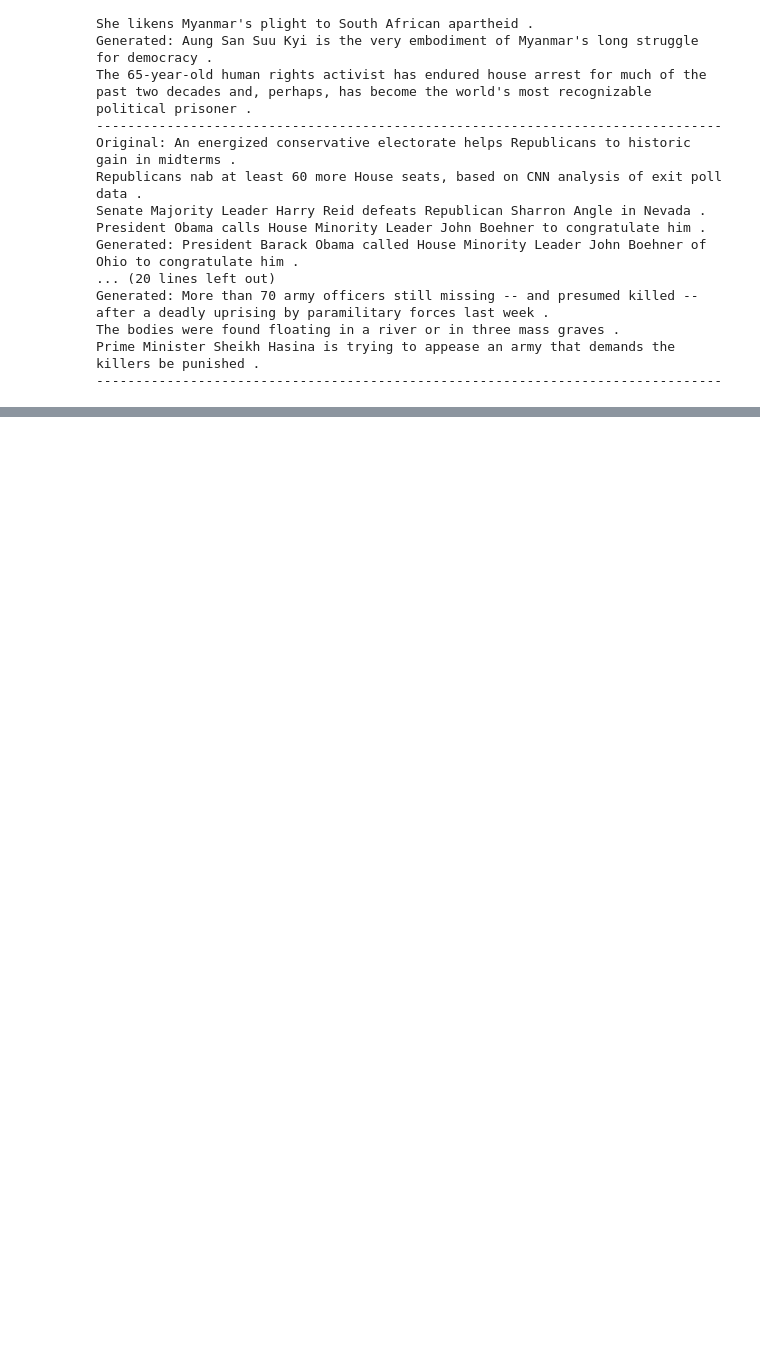
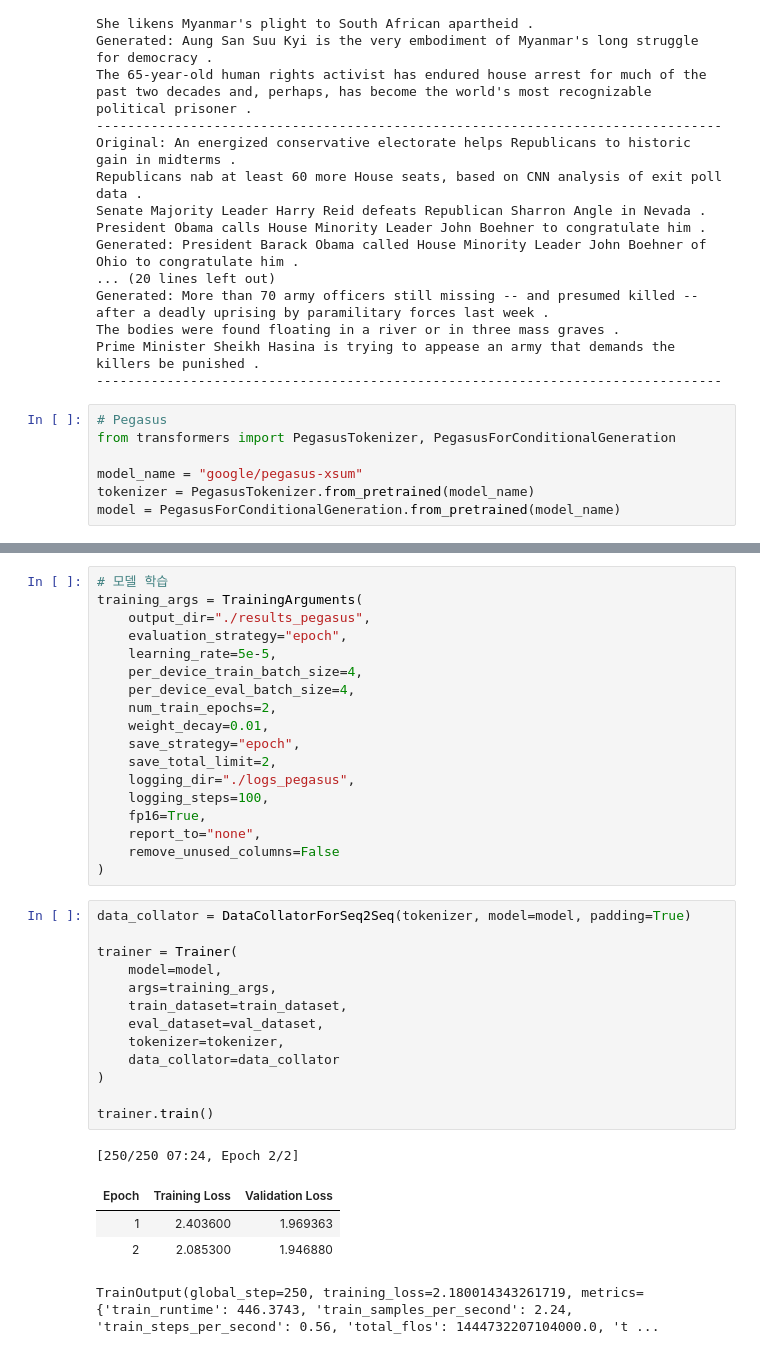
Before and after one commit to subin6985/20242R0136COSE47402, a Jupyter notebook: FinalProject/Deep_Learning_Final_Project.ipynb, the cells around one changed output, grey strips where cells are left out. Saved outputs shown, nothing was run; the diff lists cells and outputs as text; blank space fills up the shorter version.

Commit message:
ADD Pegasus for comparison

```diff
--- a/FinalProject/Deep_Learning_Final_Project.ipynb
+++ b/FinalProject/Deep_Learning_Final_Project.ipynb
@@ -186,3 +186,10 @@ Generated: More than 70 army officers still missing -- and presumed killed -- af
 The bodies were found floating in a river or in three mass graves .
 Prime Minister Sheikh Hasina is trying to appease an army that demands the killers be punished .
 --------------------------------------------------------------------------------
+# %%
+# Pegasus
+from transformers import PegasusTokenizer, PegasusForConditionalGeneration
+
+model_name = "google/pegasus-xsum"
+tokenizer = PegasusTokenizer.from_pretrained(model_name)
+model = PegasusForConditionalGeneration.from_pretrained(model_name)
@@ -188,0 +221,37 @@ Prime Minister Sheikh Hasina is trying to appease an army that demands the kille
+# %%
+# 모델 학습
+training_args = TrainingArguments(
+    output_dir="./results_pegasus",
+    evaluation_strategy="epoch",
+    learning_rate=5e-5,
+    per_device_train_batch_size=4,
+    per_device_eval_batch_size=4,
+    num_train_epochs=2,
+    weight_decay=0.01,
+    save_strategy="epoch",
+    save_total_limit=2,
+    logging_dir="./logs_pegasus",
+    logging_steps=100,
+    fp16=True,
+    report_to="none",
+    remove_unused_columns=False
+)
+# %%
+data_collator = DataCollatorForSeq2Seq(tokenizer, model=model, padding=True)
+
+trainer = Trainer(
+    model=model,
+    args=training_args,
+    train_dataset=train_dataset,
+    eval_dataset=val_dataset,
+    tokenizer=tokenizer,
+    data_collator=data_collator
+)
+
+trainer.train()
+# %% [output]
+[250/250 07:24, Epoch 2/2]
+| Epoch | Training Loss | Validation Loss |
+| 1 | 2.403600 | 1.969363 |
+| 2 | 2.085300 | 1.946880 |
+TrainOutput(global_step=250, training_loss=2.180014343261719, metrics={'train_runtime': 446.3743, 'train_samples_per_second': 2.24, 'train_steps_per_second': 0.56, 'total_flos': 1444732207104000.0, 't ...
```
Also changed, not shown: parts of 6 cells of this notebook.
